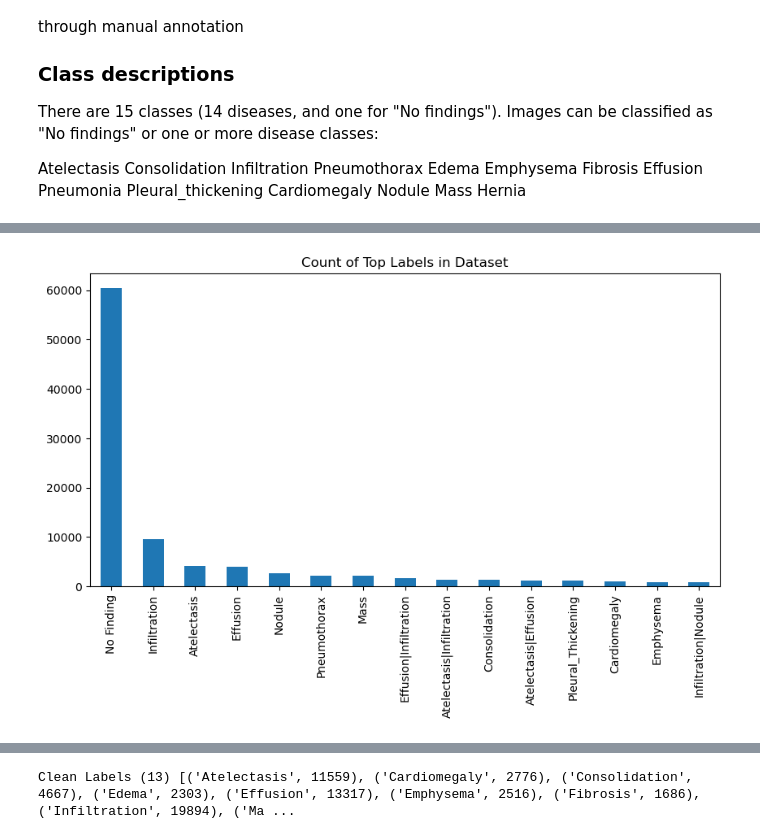
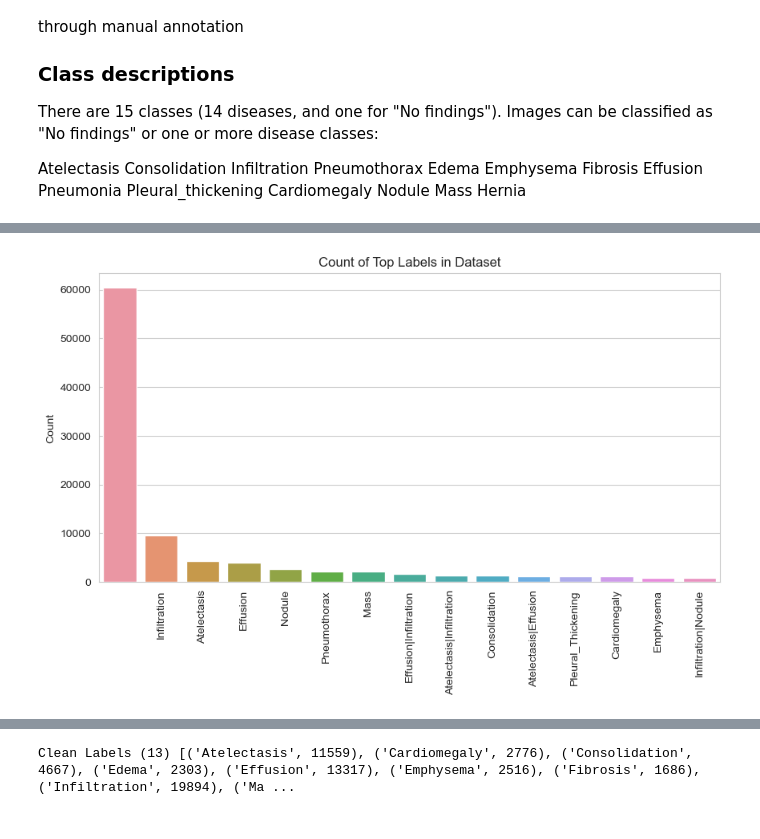
Before and after one commit to bprzybysz/chest-xray-classification, a Jupyter notebook: chest-xray-reboot.ipynb, the cells around one changed output, grey strips where cells are left out. Saved outputs shown, nothing was run; the diff lists cells and outputs as text; code cells hidden in the pictures.

Commit message:
Chest-XRay reboot: refctor

```diff
--- a/chest-xray-reboot.ipynb
+++ b/chest-xray-reboot.ipynb
@@ -38,2 +39,10 @@ import matplotlib.pyplot as plt
+# %%
+def plot_bar(x, y, title, y_label="Count", x_label=""):
+    plt.figure(figsize=(10,5))
+    plt.title(title)
+    plt.xticks(rotation=90)
+    plt.ylabel(y_label)
+    plt.xlabel(x_label)
+    sns.barplot(x=x, y=y, alpha=1)
 # %%
 image_paths = pd.DataFrame(glob("data/images_*/images/*.png"), columns=["path"])
@@ -65,8 +62,6 @@ all_xray_df.head()
 | 2 | 00000001_002.png | Cardiomegaly|Effusion | 2 | 1 | 58 | M | PA | ... |
 | 3 | 00000002_000.png | No Finding | 0 | 2 | 81 | M | PA | ... |
 | 4 | 00000003_000.png | Hernia | 0 | 3 | 81 | F | PA | ... |
-# %%
-all_xray_df = all_xray_df.merge(image_paths, on="Image Index")
 # %%
 all_xray_df.head()
 # %% [output]
@@ -79,9 +75,8 @@ all_xray_df.head()
 # %%
+import seaborn as sns
 multiclass_counts = all_xray_df['Finding Labels'].value_counts()
-label_counts = multiclass_counts[:15]
+multilabel_counts = multiclass_counts[:15]
 
-plt.figure(figsize=(10,5))
-plt.title("Count of Top Labels in Dataset")
-label_counts.plot.bar();
+plot_bar(multilabel_counts.index, multilabel_counts.values, "Count of Top Labels in Dataset")
 # %% [output]
-[figure, old version]
+[figure, new version]
```
Also changed, not shown: parts of 30 cells of this notebook, 4 other files.
